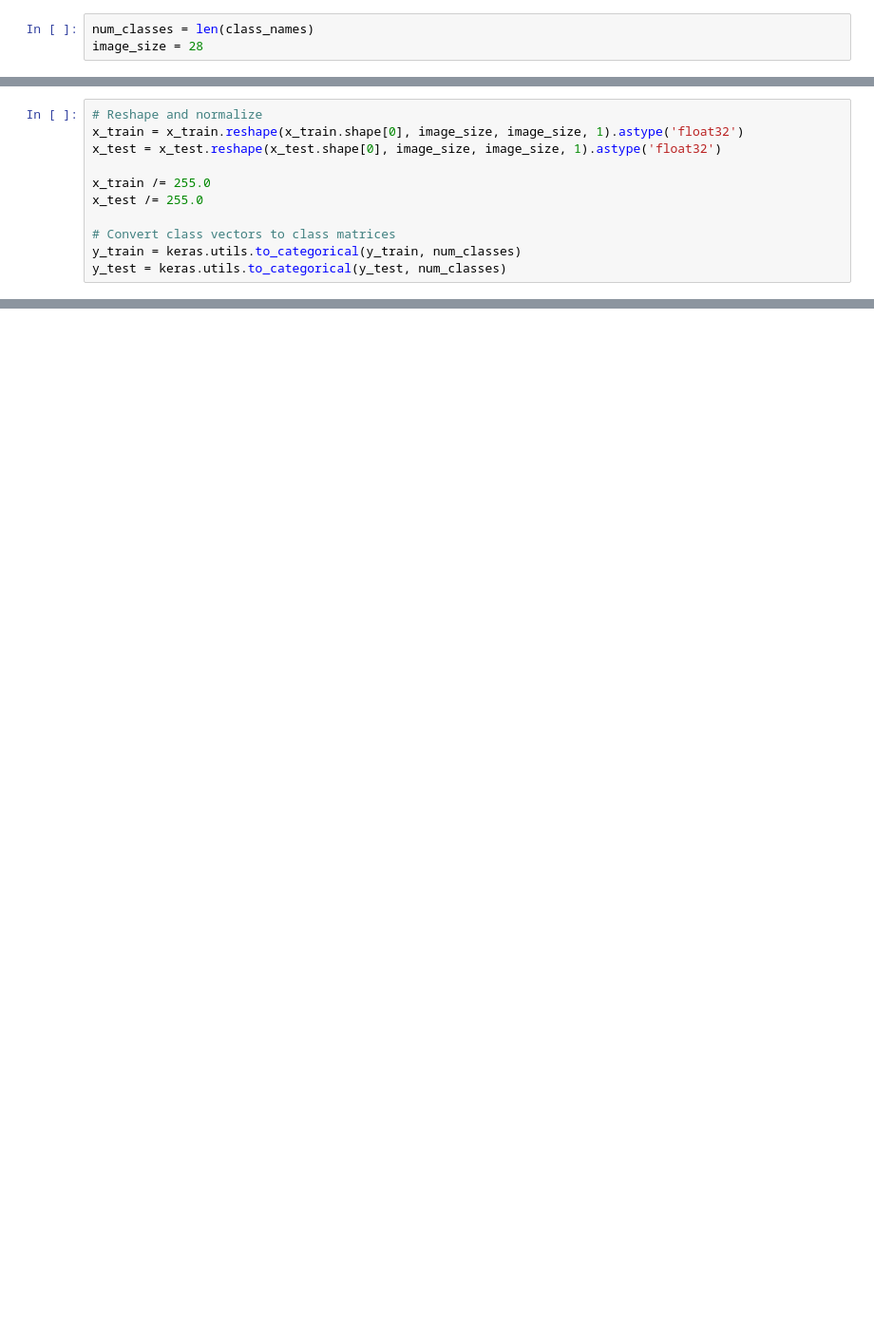
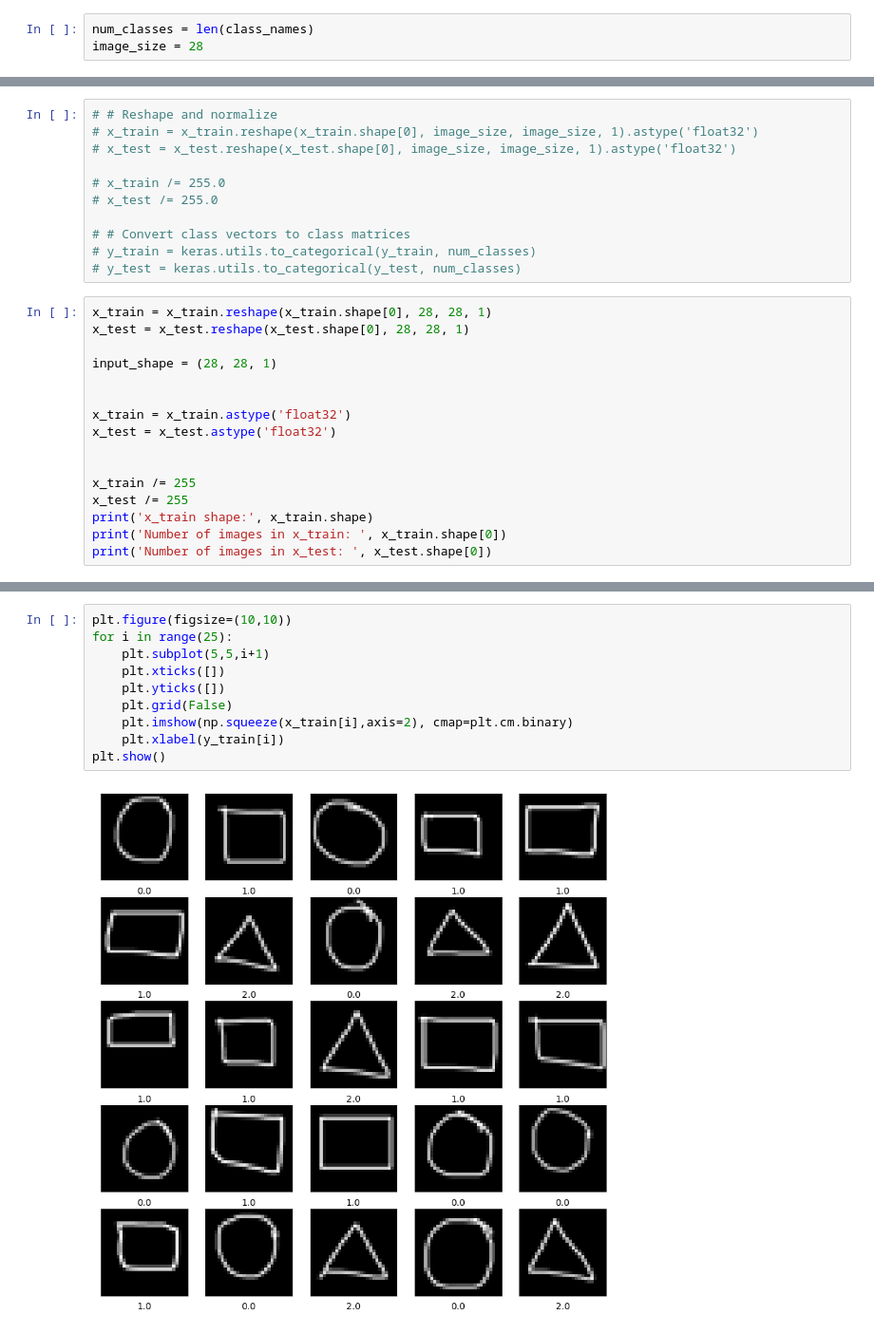
Before and after one commit to winwin1808/shape-detect, a Jupyter notebook: train.ipynb, the cells around one changed output, grey strips where cells are left out. Shown at 95% size. Cells and saved outputs as stored; diff of their text form; blank space fills up the shorter version.

```diff
--- a/train.ipynb
+++ b/train.ipynb
@@ -61,11 +73,27 @@ rectangle
 # %%
-# Reshape and normalize
-x_train = x_train.reshape(x_train.shape[0], image_size, image_size, 1).astype('float32')
-x_test = x_test.reshape(x_test.shape[0], image_size, image_size, 1).astype('float32')
+# # Reshape and normalize
+# x_train = x_train.reshape(x_train.shape[0], image_size, image_size, 1).astype('float32')
+# x_test = x_test.reshape(x_test.shape[0], image_size, image_size, 1).astype('float32')
 
-x_train /= 255.0
-x_test /= 255.0
+# x_train /= 255.0
+# x_test /= 255.0
 
-# Convert class vectors to class matrices
-y_train = keras.utils.to_categorical(y_train, num_classes)
-y_test = keras.utils.to_categorical(y_test, num_classes)
+# # Convert class vectors to class matrices
+# y_train = keras.utils.to_categorical(y_train, num_classes)
+# y_test = keras.utils.to_categorical(y_test, num_classes)
+# %%
+x_train = x_train.reshape(x_train.shape[0], 28, 28, 1)
+x_test = x_test.reshape(x_test.shape[0], 28, 28, 1)
+
+input_shape = (28, 28, 1)
+
+
+x_train = x_train.astype('float32')
+x_test = x_test.astype('float32')
+
+
+x_train /= 255
+x_test /= 255
+print('x_train shape:', x_train.shape)
+print('Number of images in x_train: ', x_train.shape[0])
+print('Number of images in x_test: ', x_test.shape[0])
@@ -72,3 +104,15 @@ y_test = keras.utils.to_categorical(y_test, num_classes)
+# %%
+plt.figure(figsize=(10,10))
+for i in range(25):
+    plt.subplot(5,5,i+1)
+    plt.xticks([])
+    plt.yticks([])
+    plt.grid(False)
+    plt.imshow(np.squeeze(x_train[i],axis=2), cmap=plt.cm.binary)
+    plt.xlabel(y_train[i])
+plt.show()
+# %% [output]
+[figure, added]
 # %%
 # Define model
 model = keras.Sequential()
```
Also changed, not shown: parts of 12 cells of this notebook, 11 other files.
